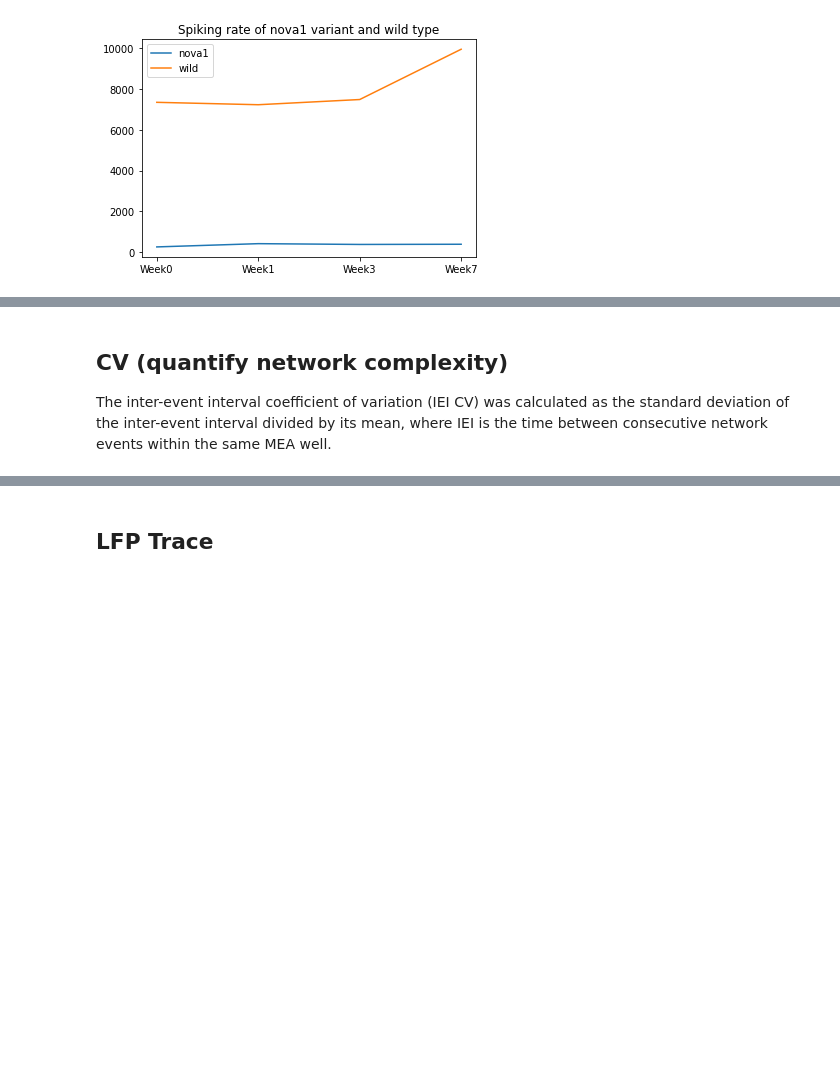
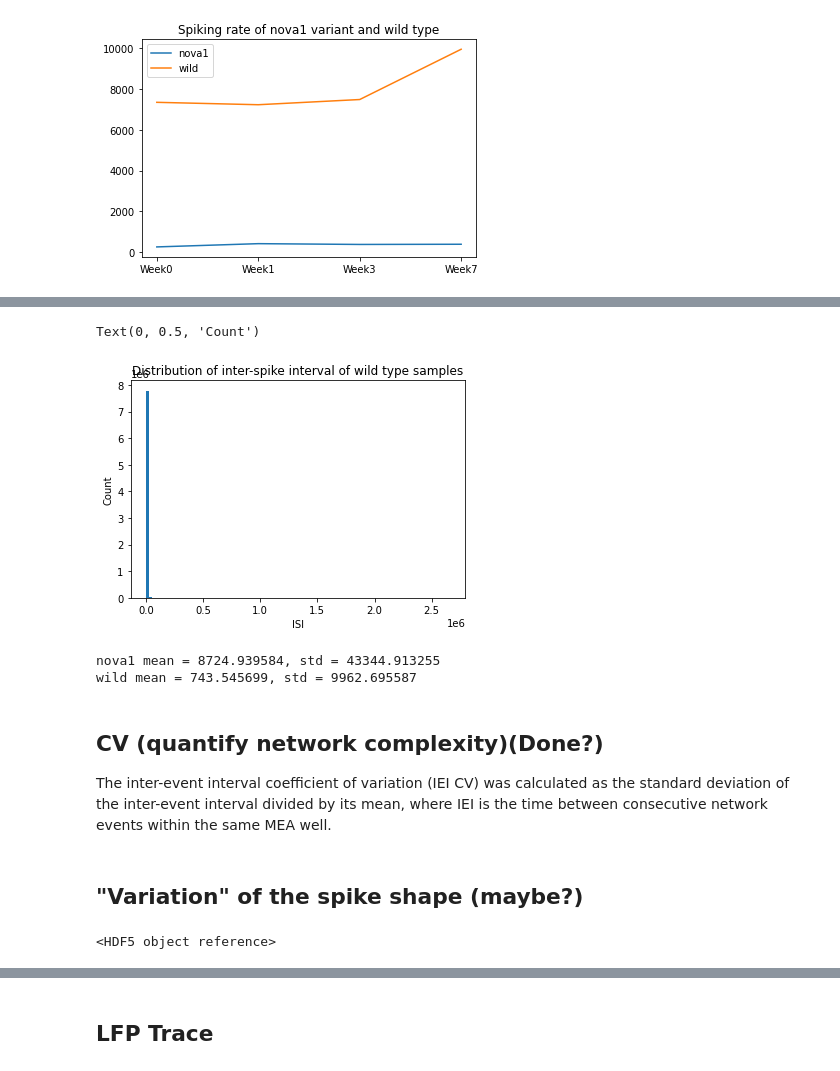
Before and after one commit to xuanyuw/NOVA1_variation_LFP, a Jupyter notebook: analyze_LFP.ipynb, the cells around one changed output, grey strips where cells are left out. Drawn from its saved outputs; the diff is of its cells as text; code cells hidden in the pictures; blank space fills up the shorter version.

```diff
--- a/analyze_LFP.ipynb
+++ b/analyze_LFP.ipynb
@@ -96,0 +95,8 @@ Text(0.5, 1.0, 'Spiking rate of nova1 variant and wild type')
+# %%
+plt.hist(np.hstack(ctc_isi),bins=100)
+plt.title('Distribution of inter-spike interval of wild type samples')
+plt.xlabel('ISI')
+plt.ylabel('Count')
+# %% [output]
+Text(0, 0.5, 'Count')
+[figure, added]
@@ -97,5 +108,11 @@ Text(0.5, 1.0, 'Spiking rate of nova1 variant and wild type')
+# %%
+print('nova1 mean = %f, std = %f' %(nova_isi_mean, nova_isi_std))
+print('wild mean = %f, std = %f' %(ctc_isi_mean, ctc_isi_std))
+# %% [output]
+nova1 mean = 8724.939584, std = 43344.913255
+wild mean = 743.545699, std = 9962.695587
 # %% [markdown]
-## CV (quantify network complexity)
+## CV (quantify network complexity)(Done?)
 
 The inter-event interval coefficient of variation (IEI CV) was calculated as the standard deviation of the inter-event interval divided by its mean, where IEI is the time
 between consecutive network events within the same MEA well.
@@ -170,3 +187,5 @@ plt.plot(np.array(ctc_median_cv) - np.array(nova_median_cv), label='difference')
 plt.xticks(labels=['Week0','Week1','Week3','Week7'], ticks=range(4))
 plt.legend(loc='best')
 plt.title('median CV of nova1 variant and wild type')
+# %% [markdown]
+## "Variation" of the spike shape (maybe?)
@@ -172,0 +194,6 @@ plt.title('median CV of nova1 variant and wild type')
+# %%
+file = nova_files[0]
+spk_avg = np.array(file['spike_avg'])
+spk_shape = file['spike_shape']
+# %% [output]
+<HDF5 object reference>
```
Also changed, not shown: parts of 14 cells of this notebook.
